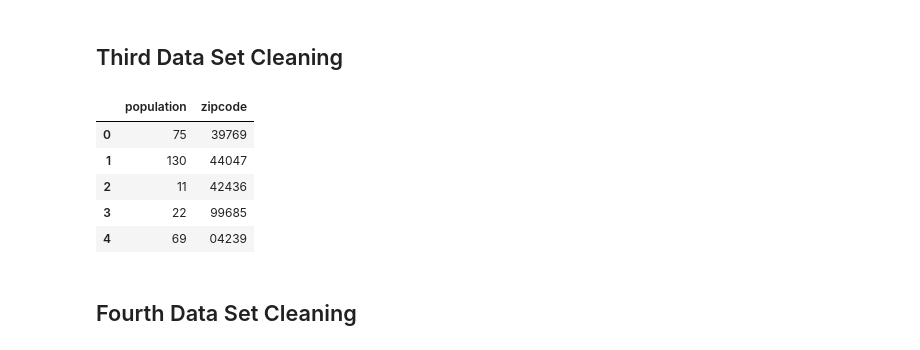
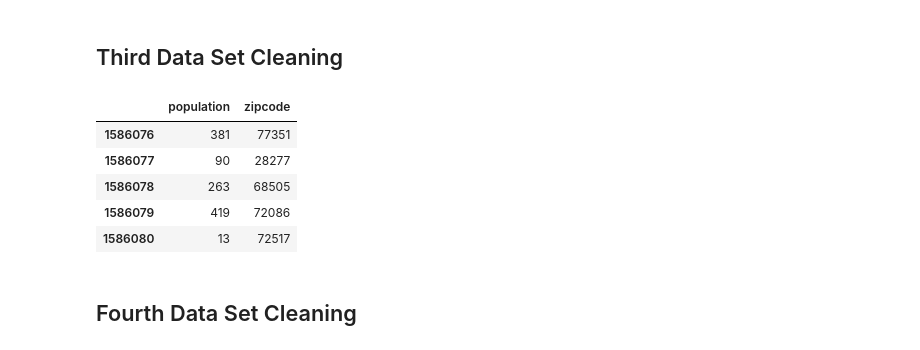
Before and after one commit to moutasemalakkad/etl_project, a Jupyter notebook: ETL.ipynb, the cells around one changed output. Drawn from its saved outputs; the diff is of its cells as text; code cells hidden in the pictures.

```diff
--- a/ETL.ipynb
+++ b/ETL.ipynb
@@ -142,14 +142,14 @@ There are 27690 unique zipcodes in the 'income' csv
 # %%
 population_2000_clean = population_2000[['population', 'zipcode']]
 # %%
-population_2000_clean.head()
+population_2000_clean.tail()
 # %% [output]
 |  | population | zipcode |
-| 0 | 75 | 39769 |
-| 1 | 130 | 44047 |
-| 2 | 11 | 42436 |
-| 3 | 22 | 99685 |
-| 4 | 69 | 04239 |
+| 1586076 | 381 | 77351 |
+| 1586077 | 90 | 28277 |
+| 1586078 | 263 | 68505 |
+| 1586079 | 419 | 72086 |
+| 1586080 | 13 | 72517 |
 # %% [markdown]
 ## Fourth Data Set Cleaning
 # %%
```
Also changed, not shown: parts of 5 cells of this notebook.
